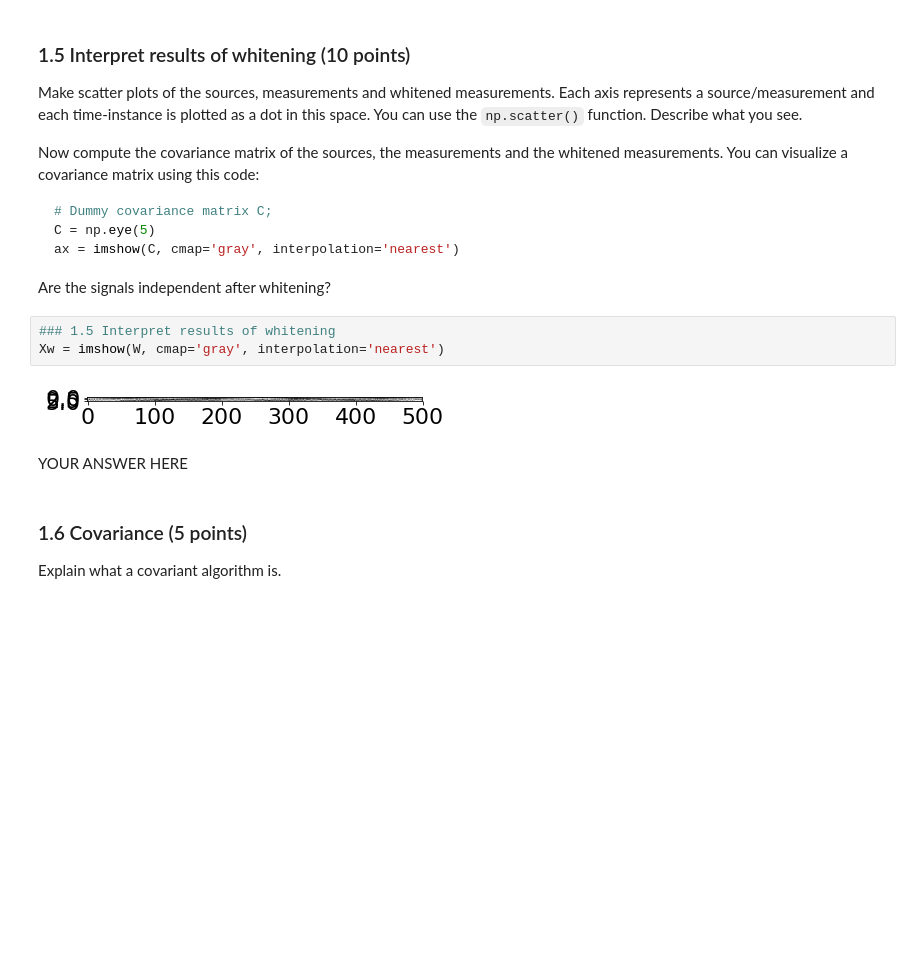
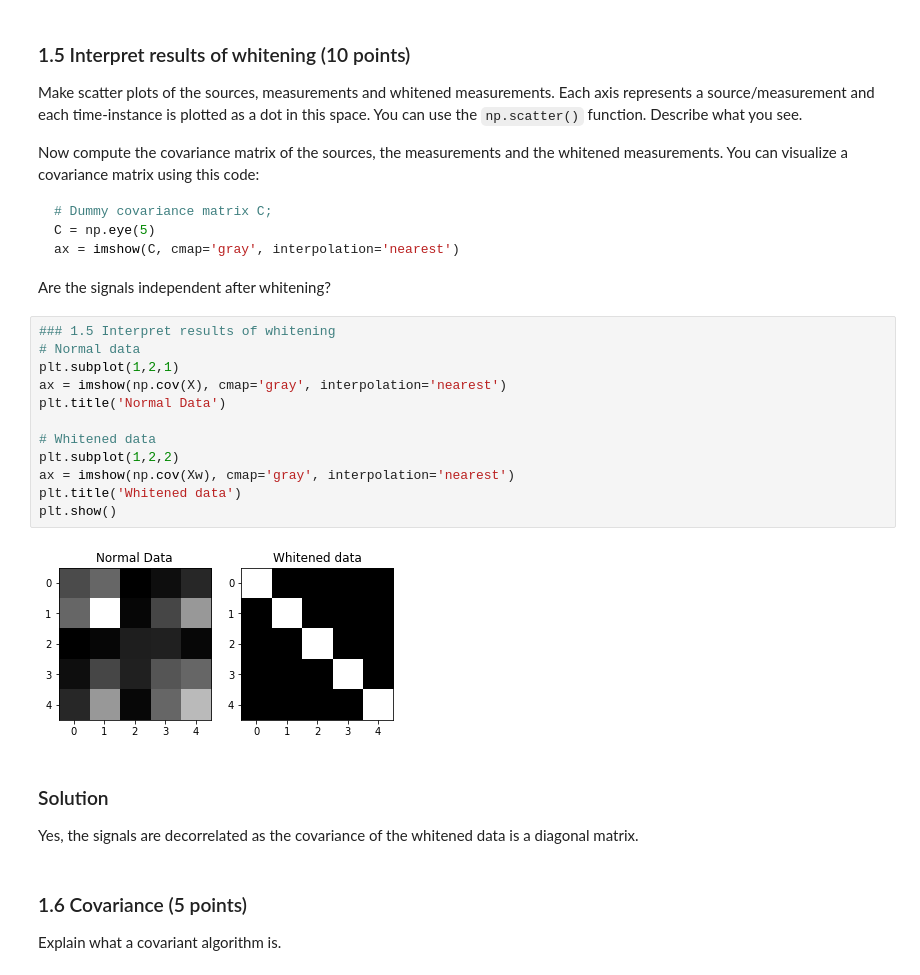
Before and after one commit to danakianfar/machine_learning_2_labs, a Jupyter notebook: lab1/lab1.ipynb, the cells around one changed output. Saved outputs shown, nothing was run; the diff lists cells and outputs as text; blank space fills up the shorter version.

Commit message:
data

````diff
--- a/lab1/lab1.ipynb
+++ b/lab1/lab1.ipynb
@@ -257,13 +257,24 @@ ax = imshow(C, cmap='gray', interpolation='nearest')
 ```
 
 Are the signals independent after whitening?
-# %%
-### 1.5 Interpret results of whitening
-Xw = imshow(W, cmap='gray', interpolation='nearest')
-# %% [output]
-[figure, removed]
-# %% [markdown]
-YOUR ANSWER HERE
+# %%
+### 1.5 Interpret results of whitening
+# Normal data
+plt.subplot(1,2,1)
+ax = imshow(np.cov(X), cmap='gray', interpolation='nearest')
+plt.title('Normal Data')
+
+# Whitened data
+plt.subplot(1,2,2)
+ax = imshow(np.cov(Xw), cmap='gray', interpolation='nearest')
+plt.title('Whitened data')
+plt.show()
+# %% [output]
+[figure, added]
+# %% [markdown]
+### Solution
+
+Yes, the signals are decorrelated as the covariance of the whitened data is a diagonal matrix.
 # %% [markdown]
 ### 1.6 Covariance (5 points)
 Explain what a covariant algorithm is.
````
Also changed, not shown: parts of 5 cells of this notebook.
